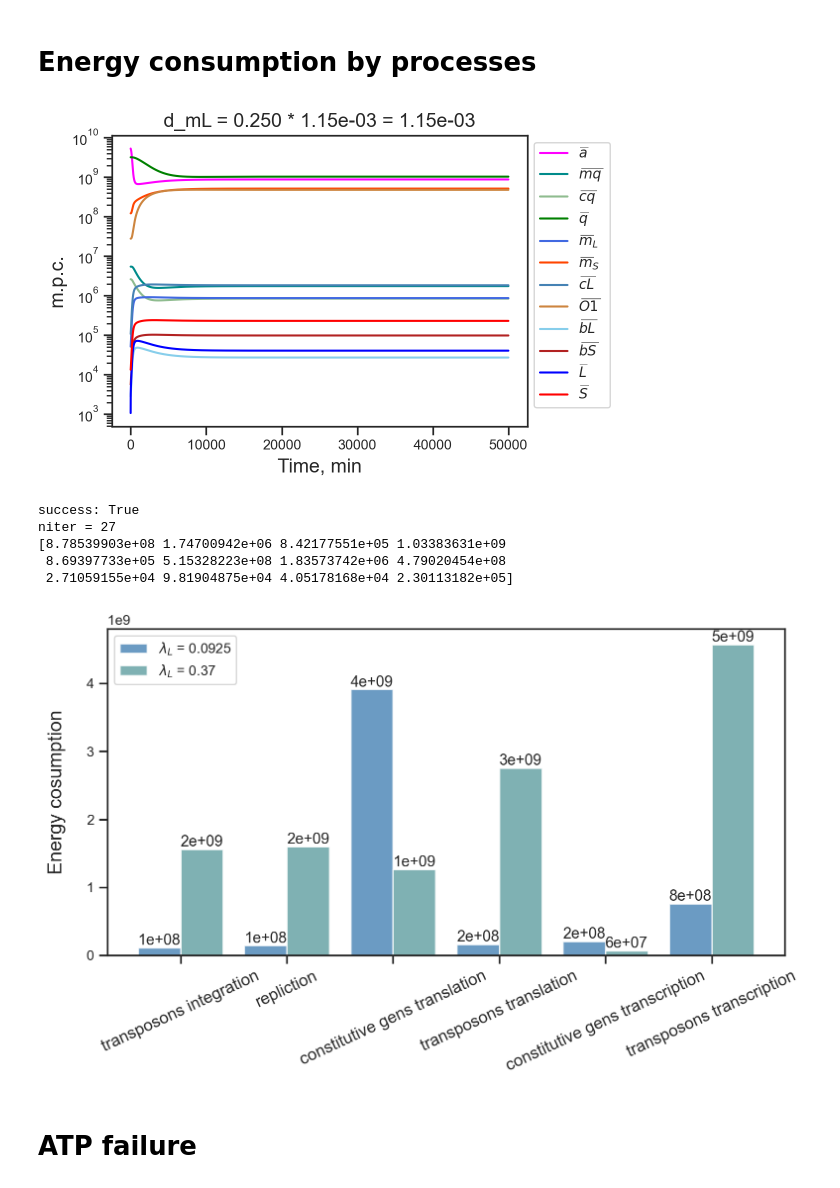
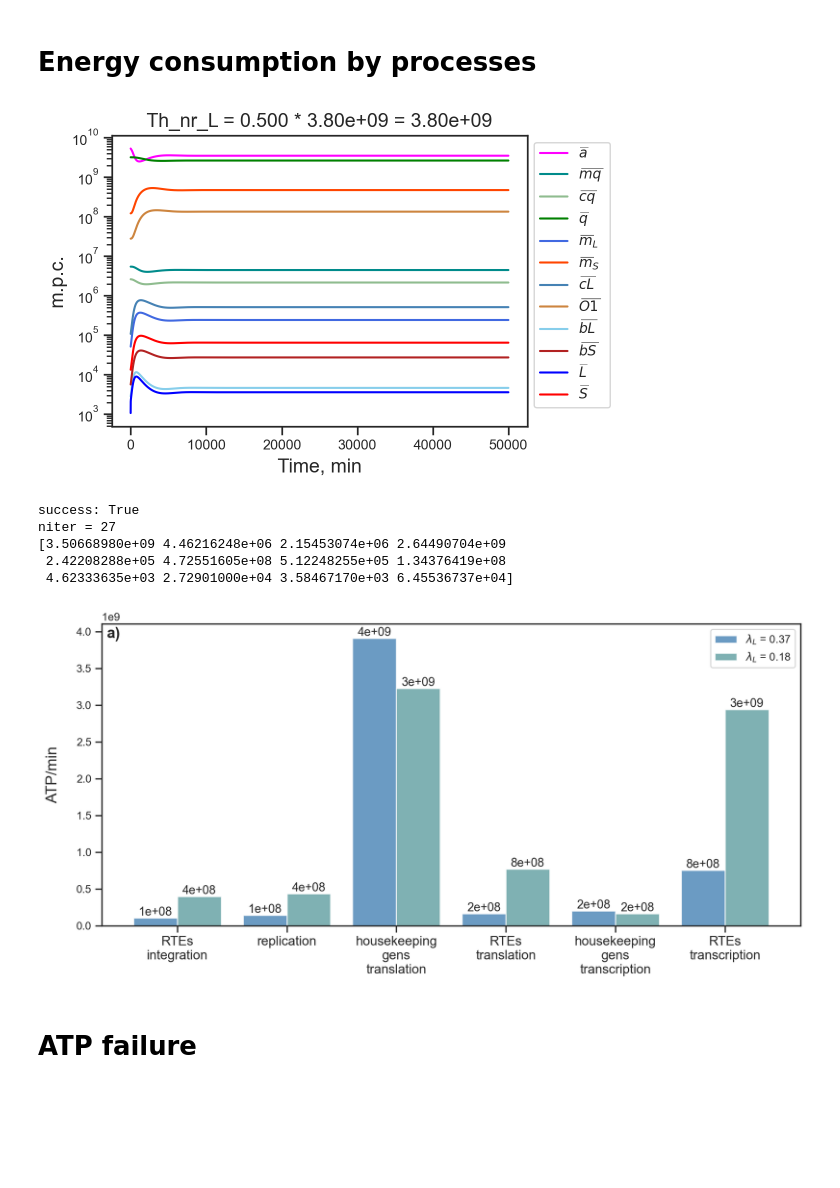
Before and after one commit to SeriySamuray/TE_model, a Jupyter notebook: TE_model_calc.ipynb, the cells around one changed output. Cells and saved outputs as stored; diff of their text form; code cells hidden in the pictures; blank space fills up the shorter version.

```diff
--- a/TE_model_calc.ipynb
+++ b/TE_model_calc.ipynb
@@ -41,7 +42,11 @@ def check_dir_exist(path):
 %config InlineBackend.figure_formats = {'png', 'retina'}
 
 # Plot parameters
-rcParams['figure.figsize'] = 6,4
+mpl.rcParams['figure.figsize'] = 6,4
+mpl.rcParams['svg.fonttype'] = 'none'
+mpl.rcParams["figure.autolayout"] = True
+mpl.rcParams["figure.dpi"] = 100
+mpl.rcParams["savefig.dpi"] = 300
 
 # Seaborn settings for notebook
 rc = {'lines.linewidth': 1.,
@@ -90,11 +95,17 @@ path = "../data/"
 dir_data = path+"calc/"
 dir_save = dir_data+"save/"
 dir_pic = dir_data+"pic/"
+dir_pic = dir_data+"pic/"
+dir_svg = dir_pic+"svg/"
+
+# Set: save plots or not
+save_pic = True
+save_svg = True
 
 # chech directories exit, create if not
 check_dir_exist(dir_save)
 check_dir_exist(dir_pic)
-check_dir_exist(dir_pic+"svg/")
+check_dir_exist(dir_svg)
 # %% [markdown]
 # Set model
 # %%
@@ -915,7 +939,7 @@ for i,key in tqdm(enumerate(par_pos)):
         # Check directories exist. Create if not
         dir_pic_tmp = dir_pic+f"var_pars/{key}/"
         check_dir_exist(dir_pic_tmp)
-        fig.savefig(dir_pic_tmp+f"{key}_{cf:.3f}".replace('.','_')+".png", bbox_inches='tight')
+        if save_pic: fig.savefig(dir_pic_tmp+f"{key}_{cf:.3f}".replace('.','_')+".png", bbox_inches='tight')
         # plt.show()
         plt.close(fig)
 
@@ -990,7 +1009,7 @@ for i,key in tqdm(enumerate(par_neg)):
         # Check directories exist. Create if not
         dir_pic_tmp = dir_pic+f"var_pars/{key}/"
         check_dir_exist(dir_pic_tmp)
-        fig.savefig(dir_pic_tmp+f"{key}_{cf:.3f}".replace('.','_')+".png", bbox_inches='tight')
+        if save_pic: fig.savefig(dir_pic_tmp+f"{key}_{cf:.3f}".replace('.','_')+".png", bbox_inches='tight')
         # plt.show()
         plt.close(fig)
 
@@ -1381,7 +1398,10 @@ def en_cons_rates(y):
 # %%
 # Get solution for perturbed parameter
 pname = 'lmd_L'
-cf = 0.25
+cf = 0.5
+#
+# pname = 'wL'
+# cf = 2.
 
 # Time
 t_start = 0.
@@ -1394,7 +1414,8 @@ n = int((t_finish-t_start)/step)
 
 # Perturbe parameter
 nplist = npar_list.copy()
-nplist[pdict[pname]] = npar_list[pdict[pname]]*cf
+# nplist[pdict[pname]] = npar_list[pdict[pname]]*cf
+nplist[pdict[pname]] = round(npar_list[pdict[pname]]*cf,2)
 
 ### integrate ###
 incond = root0.x.copy() # reference
@@ -1432,47 +1453,52 @@ print("success:", root1.success)
 print("niter =", root1.nfev)
 print(root1.x)
 # %% [output]
-[figure, old version]
+[figure, new version]
 success: True
 niter = 27
-[8.78539903e+08 1.74700942e+06 8.42177551e+05 1.03383631e+09
- 8.69397733e+05 5.15328223e+08 1.83573742e+06 4.79020454e+08
- 2.71059155e+04 9.81904875e+04 4.05178168e+04 2.30113182e+05]
+[3.50668980e+09 4.46216248e+06 2.15453074e+06 2.64490704e+09
+ 2.42208288e+05 4.72551605e+08 5.12248255e+05 1.34376419e+08
+ 4.62333635e+03 2.72901000e+04 3.58467170e+03 6.45536737e+04]
 # %%
 ## Set figure
-fig, ax = plt.subplots(figsize=(8,5))
-x_ticks = ('transposons integration', 'repliction', 'constitutive gens translation', 'transposons translation',
-           'constitutive gens transcription', 'transposons transcription')
+fig, ax = plt.subplots(figsize=(10,5))
+x_ticks = ('RTEs\nintegration', 'replication', 'housekeeping\ngens\ntranslation', 'RTEs\ntranslation',
+           'housekeeping\ngens\ntranscription', 'RTEs\ntranscription')
 bar_ticks = np.arange(len(x_ticks))
 
 # Rates in reference
 ecr0 = en_cons_rates(root0.x)
 
 # Rates with perturbed parameter
 ecr1 = en_cons_rates(root1.x)
 
 # matplotlib bar
-bar0 = plt.bar(x=bar_ticks-0.2, height=ecr0, width=0.4, align='center', alpha=0.8, label=f'{par_dict_names[pname]} = {nplist[pdict[pname]]}', color='steelblue')
-bar1 = plt.bar(x=bar_ticks+0.2, height=ecr1, width=0.4, align='center', alpha=0.8, label=f'{par_dict_names[pname]} = {npar_list[pdict[pname]]}', color='cadetblue')
+bar0 = plt.bar(x=bar_ticks-0.2, height=ecr0, width=0.4, align='center', alpha=0.8, label=f'{par_dict_names[pname]} = {npar_list[pdict[pname]]}', color='steelblue')
+bar1 = plt.bar(x=bar_ticks+0.2, height=ecr1, width=0.4, align='center', alpha=0.8, label=f'{par_dict_names[pname]} = {nplist[pdict[pname]]}', color='cadetblue')
 
 # matplotlib bar (black & white)
-# bar0 = plt.bar(x=bar_ticks-0.2, height=ecr0, width=0.4, align='center', alpha=0.8, label=f'{par_dict_names[pname]} = {nplist[pdict[pname]]}', color='dimgrey')
-# bar1 = plt.bar(x=bar_ticks+0.2, height=ecr1, width=0.4, align='center', alpha=0.8, label=f'{par_dict_names[pname]} = {npar_list[pdict[pname]]}', color='darkgrey')
+# bar0 = plt.bar(x=bar_ticks-0.2, height=ecr0, width=0.4, align='center', alpha=0.8, label=f'{par_dict_names[pname]} = {npar_list[pdict[pname]]}', color='dimgrey')
+# bar1 = plt.bar(x=bar_ticks+0.2, height=ecr1, width=0.4, align='center', alpha=0.8, label=f'{par_dict_names[pname]} = {nplist[pdict[pname]]}', color='darkgrey')
+
+# Annotate
+xmin,xmax = ax.get_xlim()
+ymin,ymax = ax.get_ylim()
+ax.annotate('a)', (xmin+(xmax-xmin)*7e-3,ymax+(ymin-ymax)*1e-2), ha='left', va='top', fontsize=14, weight="bold")
 
 # Set axes
 plt.bar_label(bar0, fmt='%.0e', fontsize=11)
 plt.bar_label(bar1, fmt='%.0e', fontsize=11)
-plt.xticks(bar_ticks, x_ticks, fontsize=12, rotation=25)
-ax.set_ylabel(r'Energy cosumption', labelpad=15, rotation=90)
+plt.xticks(bar_ticks, x_ticks, fontsize=12, rotation=0)
+ax.set_ylabel(r'ATP/min', labelpad=15, rotation=90)
 plt.legend()
 plt.tight_layout()
 # save figure
 fig_name = f"en_cons_{pname}"
-plt.savefig(dir_pic+f"{fig_name}.png", bbox_inches='tight')
-plt.savefig(dir_pic+f"svg/{fig_name}.svg", bbox_inches='tight')
+if save_pic: plt.savefig(dir_pic+f"{fig_name}.png", bbox_inches='tight')
+if save_svg: plt.savefig(dir_svg+f"{fig_name}.svg", bbox_inches='tight')
 plt.show()
 # %% [output]
-[figure, old version]
+[figure, new version]
 # %% [markdown]
 # ATP failure
 # %%
```
Also changed, not shown: parts of 22 cells of this notebook, 2 other files.
